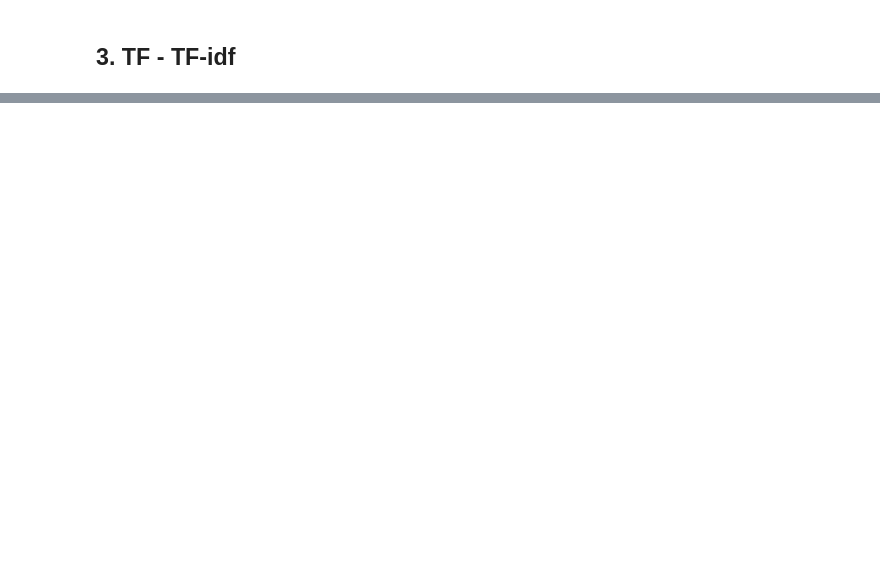
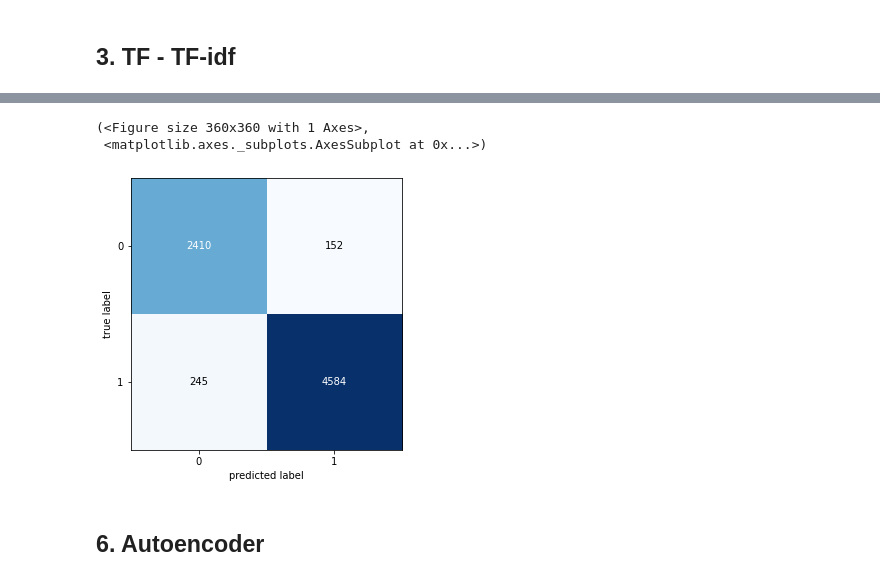
Before and after one commit to anthonywainer/embeddings_analysis_spanish, a Jupyter notebook: AutoencodersNLP.ipynb, the cells around one changed output, grey strips where cells are left out. Drawn from its saved outputs; the diff is of its cells as text; code cells hidden in the pictures; blank space fills up the shorter version.

```diff
--- a/AutoencodersNLP.ipynb
+++ b/AutoencodersNLP.ipynb
@@ -335,0 +227,26 @@ array([0])
+# %%
+def build_model(bert_layer, max_len=512):
+    input_word_ids = Input(shape=(max_len,), dtype=int32, name="input_word_ids")
+    input_mask = Input(shape=(max_len,), dtype=int32, name="input_mask")
+    segment_ids = Input(shape=(max_len,), dtype=int32, name="segment_ids")
+
+    sequence_output = bert_layer([input_word_ids, input_mask, segment_ids])
+    clf_output = sequence_output["pooler_output"]
+    net = Dense(256, activation='relu')(clf_output)
+    net = Dense(64, activation='sigmoid')(net)
+    net = Dropout(0.2)(net)
+    net = Dense(32, activation='sigmoid')(net)
+    net = Dropout(0.2)(net)
+    out = Dense(2, activation='softmax')(net)
+
+    model = Model(inputs=[input_word_ids, input_mask, segment_ids], outputs=out)
+    model.compile(Adam(lr=1e-5), loss='categorical_crossentropy', metrics=['accuracy'])
+
+    return model
+# %%
+bert_layer = TFBertModel.from_pretrained(
+           "dccuchile/bert-base-spanish-wwm-uncased", trainable=True, name=f"beto_module"
+)
+
+model = build_model(bert_layer, max_len=max_len)
+model.summary()
@@ -335,0 +276,8 @@ array([0])
+# %%
+history = model.fit(
+    X, Y,
+    epochs=3,
+    batch_size=32,
+    class_weight = class_weight,
+    verbose=1
+)
@@ -335,0 +341,2 @@ array([0])
+# %%
+prediction = model.predict(X, verbose = 1)
@@ -335,0 +359,7 @@ array([0])
+# %%
+cm = confusion_matrix(Y.argmax(axis=1), prediction.argmax(axis=1))
+plot_confusion_matrix(cm, figsize=(5,5))
+# %% [output]
+(<Figure size 360x360 with 1 Axes>,
+ <matplotlib.axes._subplots.AxesSubplot at 0x...>)
+[figure, added]
@@ -335,0 +368,2 @@ array([0])
+# %% [markdown]
+## 6. Autoencoder
```
Also changed, not shown: parts of 93 cells of this notebook, 3 other files.
